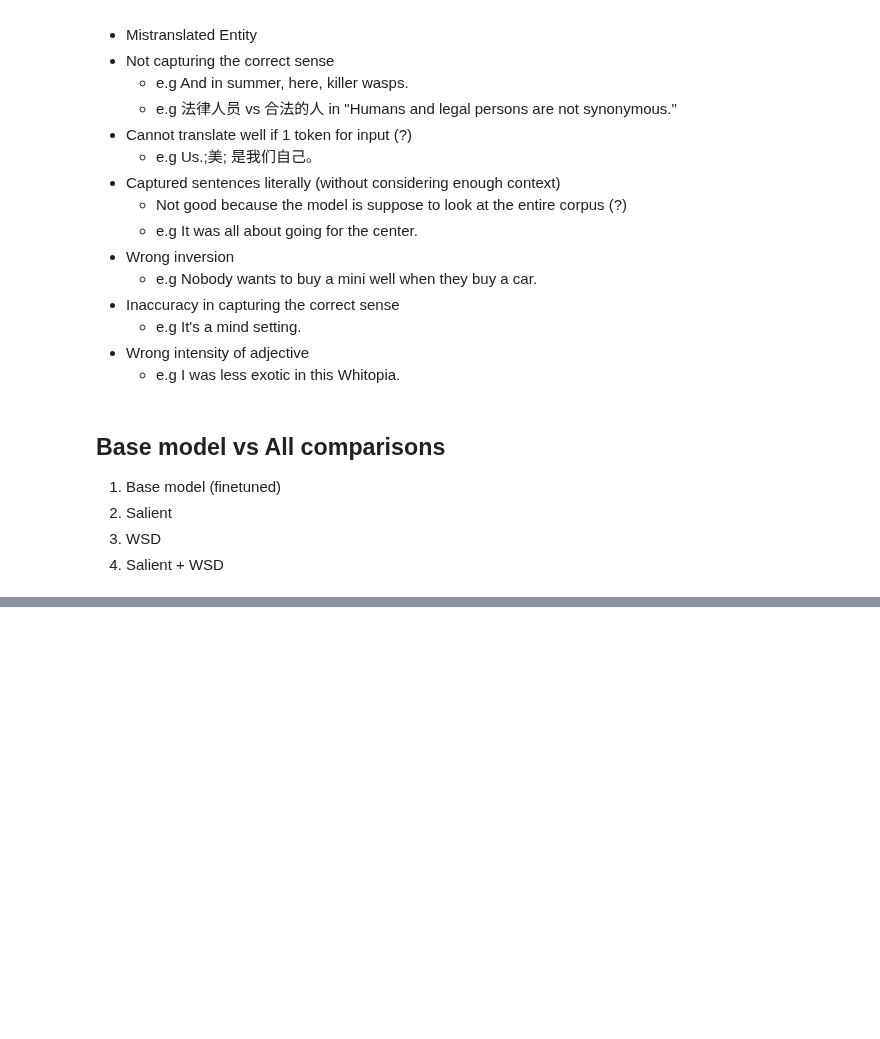
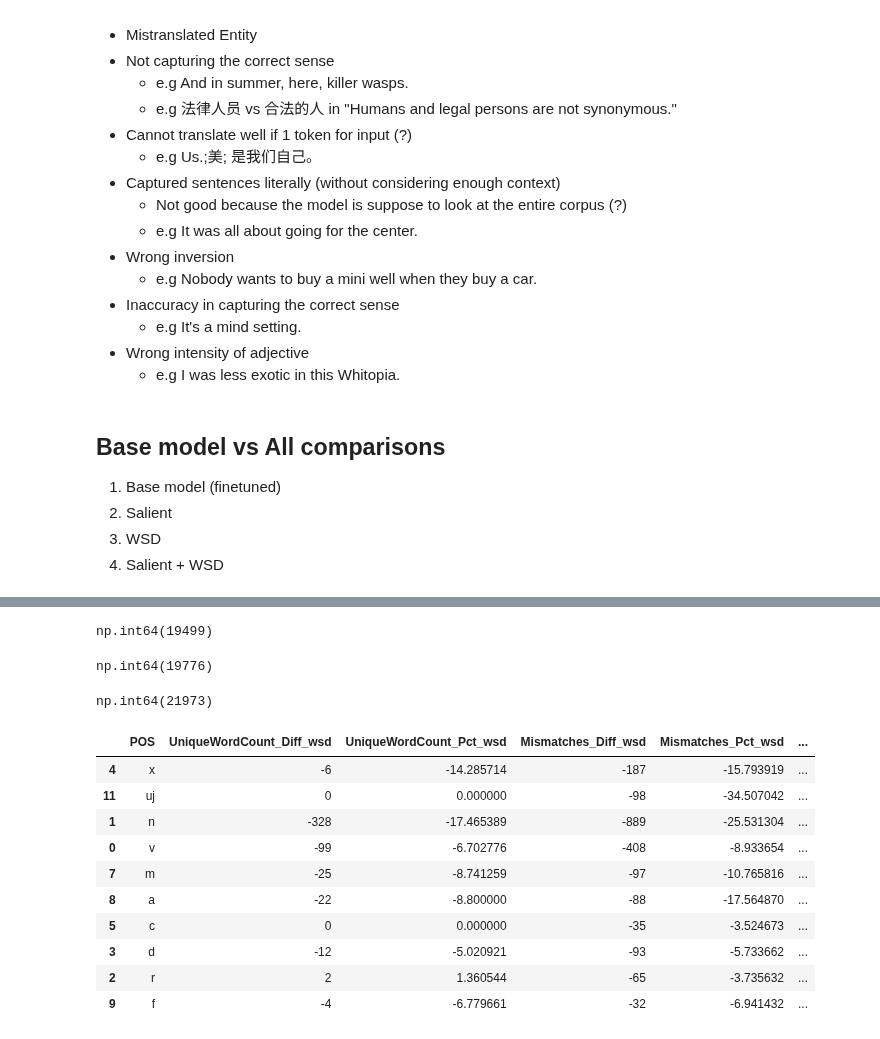
Before and after one commit to JCSnap/cs4248-team-14, a Jupyter notebook: submission/analysis/high_level_analysis.ipynb, the cells around one changed output, grey strips where cells are left out. Drawn from its saved outputs; the diff is of its cells as text; code cells hidden in the pictures; blank space fills up the shorter version.

```diff
--- a/submission/analysis/high_level_analysis.ipynb
+++ b/submission/analysis/high_level_analysis.ipynb
@@ -228,3 +241,8 @@ df_wsd_sentences, df_wsd_mismatches = analyze_translations(en_path, zh_trans_pat
 # zh_correct_path = f"{salient_wsd_folder_path}/en-zh.zh-filtered-wsd.zh.subword.test.desubword"
 
 # df_salient_wsd_sentences, df_salient_wsd_mismatches = analyze_translations(en_path, zh_trans_path, zh_correct_path, save_path=save_folder_path, model_type="salient_wsd")
+# %%
+salient_pos_mismatch_summary = df_salient_mismatches.groupby("POS")["MismatchCount"].agg(['count', 'sum']).reset_index()
+salient_pos_mismatch_summary.columns = ["POS", "UniqueWordCount", "TotalMismatches"]
+salient_pos_mismatch_summary = salient_pos_mismatch_summary.sort_values(by="TotalMismatches", ascending=False)
+salient_pos_mismatch_summary.head()
@@ -230,0 +256,5 @@ df_wsd_sentences, df_wsd_mismatches = analyze_translations(en_path, zh_trans_pat
+# %%
+wsd_pos_mismatch_summary = df_wsd_mismatches.groupby("POS")["MismatchCount"].agg(['count', 'sum']).reset_index()
+wsd_pos_mismatch_summary.columns = ["POS", "UniqueWordCount", "TotalMismatches"]
+wsd_pos_mismatch_summary = wsd_pos_mismatch_summary.sort_values(by="TotalMismatches", ascending=False)
+wsd_pos_mismatch_summary.head()
@@ -230,0 +268,57 @@ df_wsd_sentences, df_wsd_mismatches = analyze_translations(en_path, zh_trans_pat
+# %%
+# Merge and calculate differences for WSD comparison
+wsd_comparison = pos_mismatch_summary.merge(
+    wsd_pos_mismatch_summary,
+    on="POS",
+    suffixes=("_base", "_wsd")
+)
+wsd_comparison["UniqueWordCount_Diff"] = wsd_comparison["UniqueWordCount_base"] - wsd_comparison["UniqueWordCount_wsd"]
+wsd_comparison["UniqueWordCount_Pct"] = (wsd_comparison["UniqueWordCount_Diff"] / wsd_comparison["UniqueWordCount_base"]) * 100
+wsd_comparison["Mismatches_Diff"] = wsd_comparison["TotalMismatches_base"] - wsd_comparison["TotalMismatches_wsd"]
+wsd_comparison["Mismatches_Pct"] = (wsd_comparison["Mismatches_Diff"] / wsd_comparison["TotalMismatches_base"]) * 100
+
+# Merge and calculate differences for Salient comparison
+salient_comparison = pos_mismatch_summary.merge(
+    salient_pos_mismatch_summary,
+    on="POS",
+    suffixes=("_base", "_salient")
+)
+salient_comparison["UniqueWordCount_Diff"] = salient_comparison["UniqueWordCount_base"] - salient_comparison["UniqueWordCount_salient"]
+salient_comparison["UniqueWordCount_Pct"] = (salient_comparison["UniqueWordCount_Diff"] / salient_comparison["UniqueWordCount_base"]) * 100
+salient_comparison["Mismatches_Diff"] = salient_comparison["TotalMismatches_base"] - salient_comparison["TotalMismatches_salient"]
+salient_comparison["Mismatches_Pct"] = (salient_comparison["Mismatches_Diff"] / salient_comparison["TotalMismatches_base"]) * 100
+
+# Combine results
+final_comparison = wsd_comparison[["POS", "UniqueWordCount_Diff", "UniqueWordCount_Pct", "Mismatches_Diff", "Mismatches_Pct"]].merge(
+    salient_comparison[["POS", "UniqueWordCount_Diff", "UniqueWordCount_Pct", "Mismatches_Diff", "Mismatches_Pct"]],
+    on="POS",
+    suffixes=("_wsd", "_salient")
+)
+# %%
+pos_mismatch_summary['TotalMismatches'].sum()
+# %% [output]
+np.int64(19499)
+# %%
+salient_pos_mismatch_summary['TotalMismatches'].sum()
+# %% [output]
+np.int64(19776)
+# %%
+wsd_pos_mismatch_summary['TotalMismatches'].sum()
+# %% [output]
+np.int64(21973)
+# %%
+# Positive change = improvement vs base model
+final_comparison.sort_values(by=["Mismatches_Diff_salient", "Mismatches_Diff_wsd"], ascending=[True, True], inplace=True)
+final_comparison.head(10)
+# %% [output]
+|  | POS | UniqueWordCount_Diff_wsd | UniqueWordCount_Pct_wsd | Mismatches_Diff_wsd | Mismatches_Pct_wsd | ... |
+| 4 | x | -6 | -14.285714 | -187 | -15.793919 | ... |
+| 11 | uj | 0 | 0.000000 | -98 | -34.507042 | ... |
+| 1 | n | -328 | -17.465389 | -889 | -25.531304 | ... |
+| 0 | v | -99 | -6.702776 | -408 | -8.933654 | ... |
+| 7 | m | -25 | -8.741259 | -97 | -10.765816 | ... |
+| 8 | a | -22 | -8.800000 | -88 | -17.564870 | ... |
+| 5 | c | 0 | 0.000000 | -35 | -3.524673 | ... |
+| 3 | d | -12 | -5.020921 | -93 | -5.733662 | ... |
+| 2 | r | 2 | 1.360544 | -65 | -3.735632 | ... |
+| 9 | f | -4 | -6.779661 | -32 | -6.941432 | ... |
```
Also changed, not shown: parts of 9 cells of this notebook, 8 other files.
